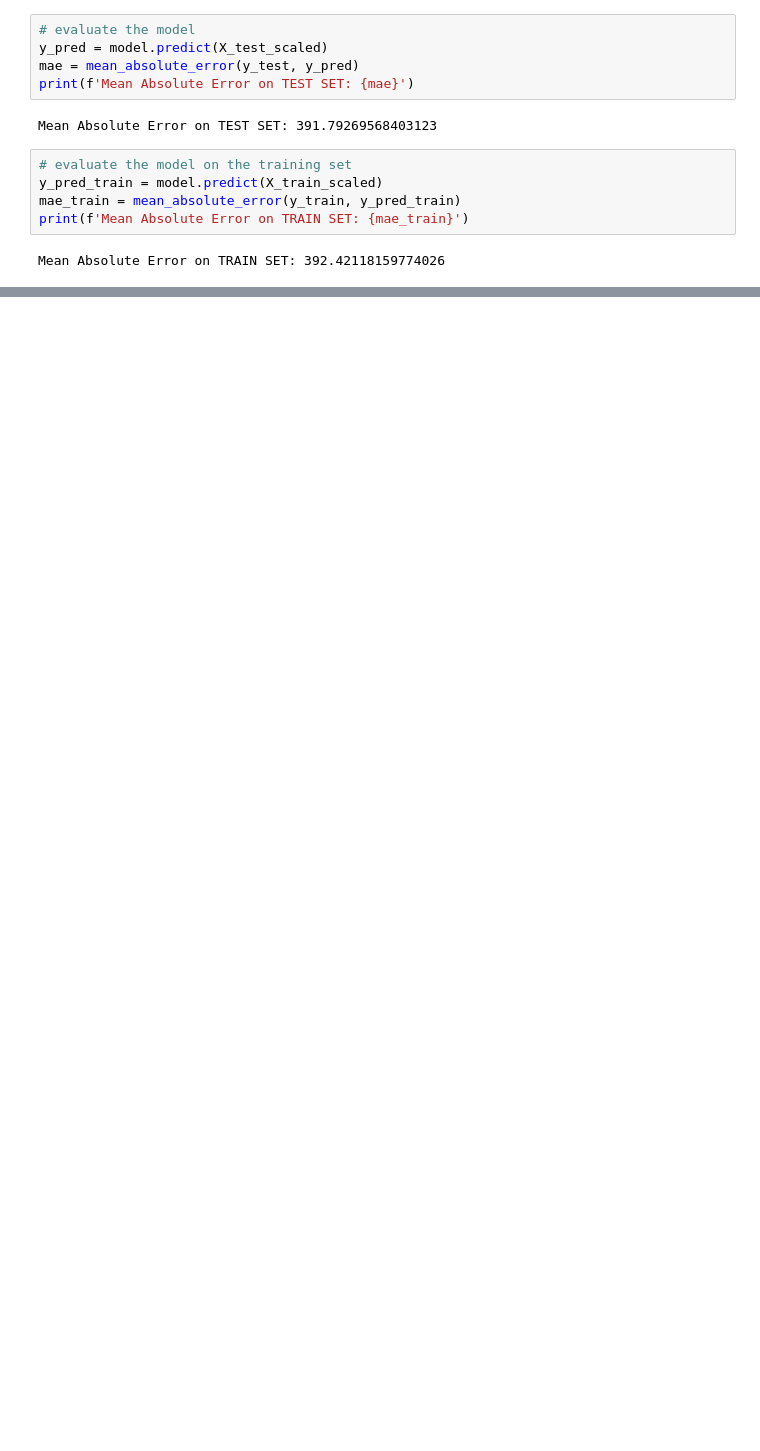
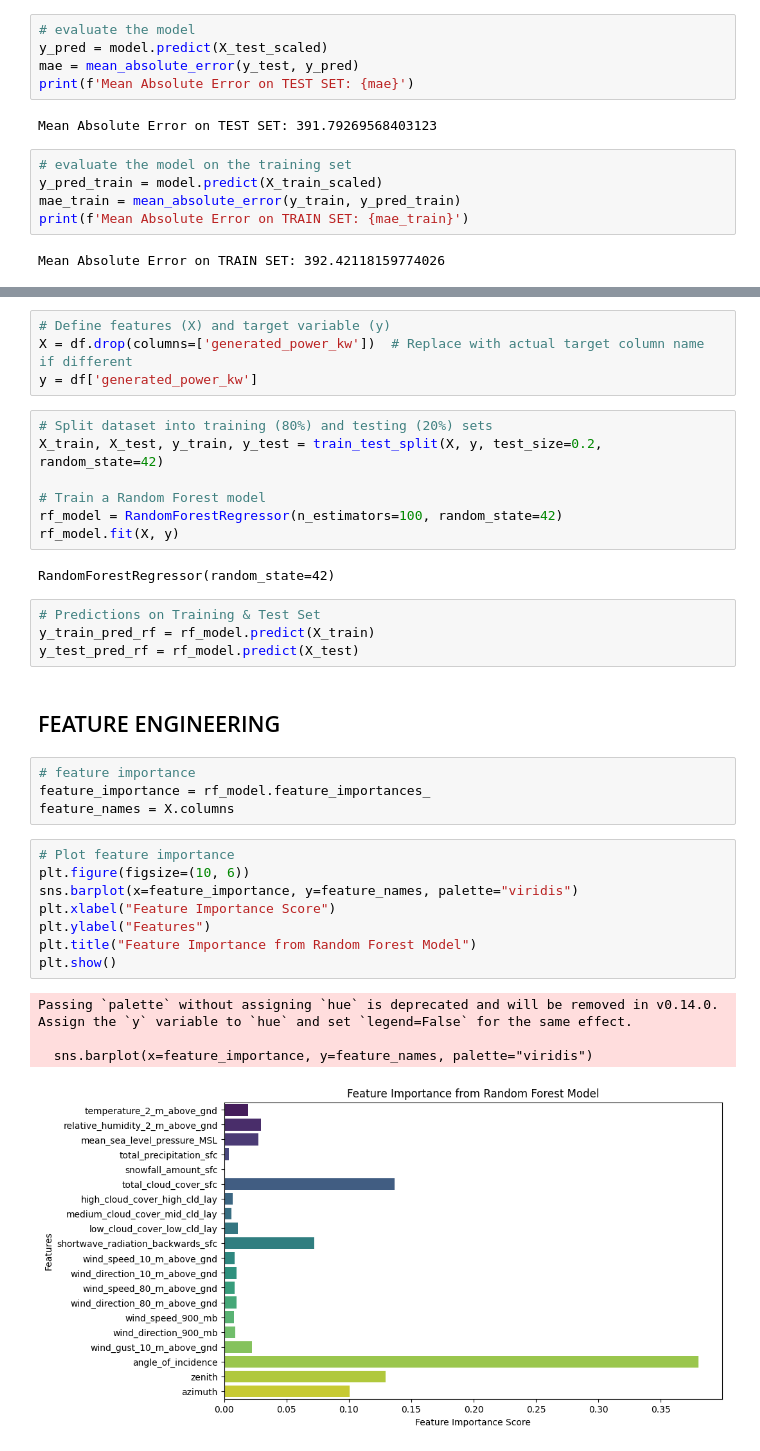
Before and after one commit to anshika020904/SOLAR-POWER-OUTPUT, a Jupyter notebook: solarpowerprediction.ipynb, the cells around one changed output, grey strips where cells are left out. Cells and saved outputs as stored; diff of their text form; blank space fills up the shorter version.

```diff
--- a/solarpowerprediction.ipynb
+++ b/solarpowerprediction.ipynb
@@ -362,0 +369,36 @@ Mean Absolute Error on TRAIN SET: 392.42118159774026
+# %%
+# Define features (X) and target variable (y)
+X = df.drop(columns=['generated_power_kw'])  # Replace with actual target column name if different
+y = df['generated_power_kw']
+# %%
+# Split dataset into training (80%) and testing (20%) sets
+X_train, X_test, y_train, y_test = train_test_split(X, y, test_size=0.2, random_state=42)
+
+# Train a Random Forest model
+rf_model = RandomForestRegressor(n_estimators=100, random_state=42)
+rf_model.fit(X, y)
+# %% [output]
+RandomForestRegressor(random_state=42)
+# %%
+# Predictions on Training & Test Set
+y_train_pred_rf = rf_model.predict(X_train)
+y_test_pred_rf = rf_model.predict(X_test)
+# %% [markdown]
+## FEATURE ENGINEERING
+# %%
+# feature importance
+feature_importance = rf_model.feature_importances_
+feature_names = X.columns
+# %%
+# Plot feature importance
+plt.figure(figsize=(10, 6))
+sns.barplot(x=feature_importance, y=feature_names, palette="viridis")
+plt.xlabel("Feature Importance Score")
+plt.ylabel("Features")
+plt.title("Feature Importance from Random Forest Model")
+plt.show()
+# %% [output]
+Passing `palette` without assigning `hue` is deprecated and will be removed in v0.14.0. Assign the `y` variable to `hue` and set `legend=False` for the same effect.
+
+  sns.barplot(x=feature_importance, y=feature_names, palette="viridis")
+[figure, added]
```
Also changed, not shown: parts of 14 cells of this notebook.
